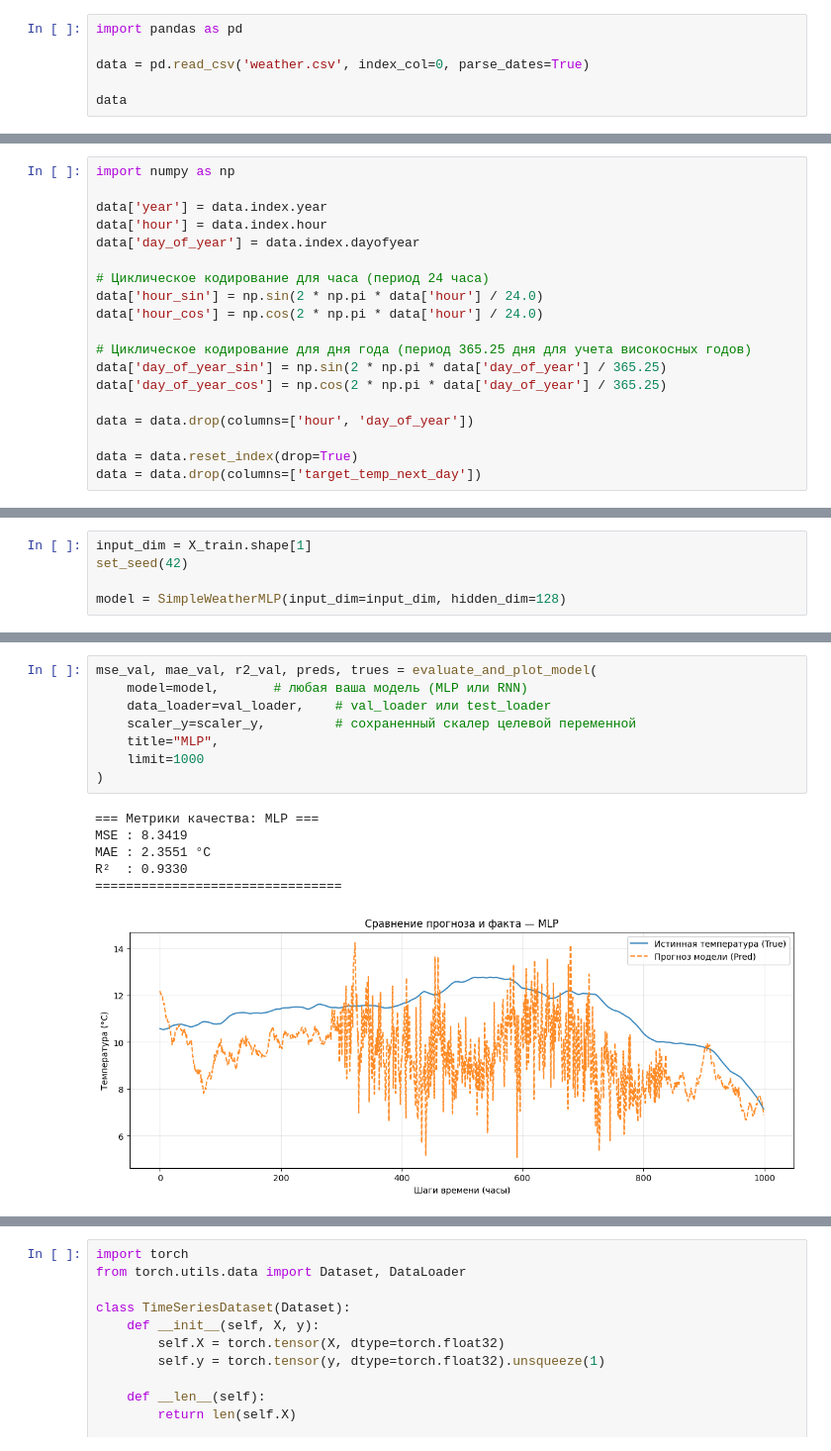
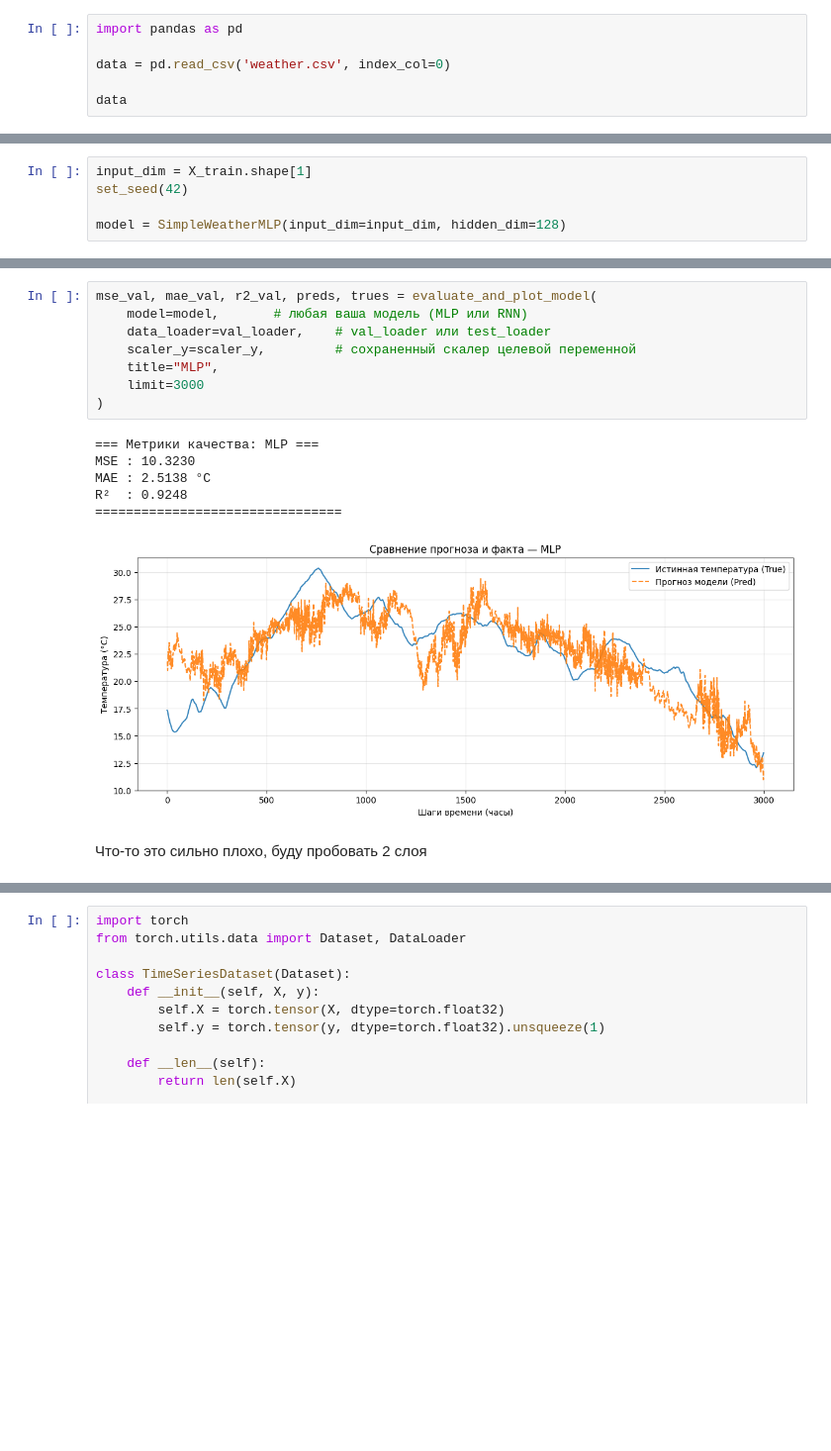
Before and after one commit to sergeydorof/neural_networks_labs, a Jupyter notebook: lab2/nn_lab2_b.ipynb, the cells around one changed output, grey strips where cells are left out. Shown at 99% size. Cells and saved outputs as stored; diff of their text form; blank space fills up the shorter version.

```diff
--- a/lab2/nn_lab2_b.ipynb
+++ b/lab2/nn_lab2_b.ipynb
@@ -286,7 +286,7 @@ def prepare_rnn_data(df, L_days=7, target_col='target_temp_next_week', test_size
 # %%
 import pandas as pd
 
-data = pd.read_csv('weather.csv', index_col=0, parse_dates=True)
+data = pd.read_csv('weather.csv', index_col=0)
 
 data
 # %% [output]
@@ -307,19 +305,0 @@ data
-# %%
-import numpy as np
-
-data['year'] = data.index.year
-data['hour'] = data.index.hour
-data['day_of_year'] = data.index.dayofyear
-
-# Циклическое кодирование для часа (период 24 часа)
-data['hour_sin'] = np.sin(2 * np.pi * data['hour'] / 24.0)
-data['hour_cos'] = np.cos(2 * np.pi * data['hour'] / 24.0)
-
-# Циклическое кодирование для дня года (период 365.25 дня для учета високосных годов)
-data['day_of_year_sin'] = np.sin(2 * np.pi * data['day_of_year'] / 365.25)
-data['day_of_year_cos'] = np.cos(2 * np.pi * data['day_of_year'] / 365.25)
-
-data = data.drop(columns=['hour', 'day_of_year'])
-
-data = data.reset_index(drop=True)
-data = data.drop(columns=['target_temp_next_day'])
@@ -401,15 +439,17 @@ train_losses_sgd, val_losses_sgd = train_and_evaluate(
 # %%
 mse_val, mae_val, r2_val, preds, trues = evaluate_and_plot_model(
     model=model,       # любая ваша модель (MLP или RNN)
     data_loader=val_loader,    # val_loader или test_loader
     scaler_y=scaler_y,         # сохраненный скалер целевой переменной
     title="MLP",
-    limit=1000
+    limit=3000
 )
 # %% [output]
 === Метрики качества: MLP ===
-MSE : 8.3419
-MAE : 2.3551 °C
-R²  : 0.9330
+MSE : 10.3230
+MAE : 2.5138 °C
+R²  : 0.9248
 ================================
-[figure, old version]
+[figure, new version]
+# %% [markdown]
+Что-то это сильно плохо, буду пробовать 2 слоя
```
Also changed, not shown: parts of 35 cells of this notebook.
